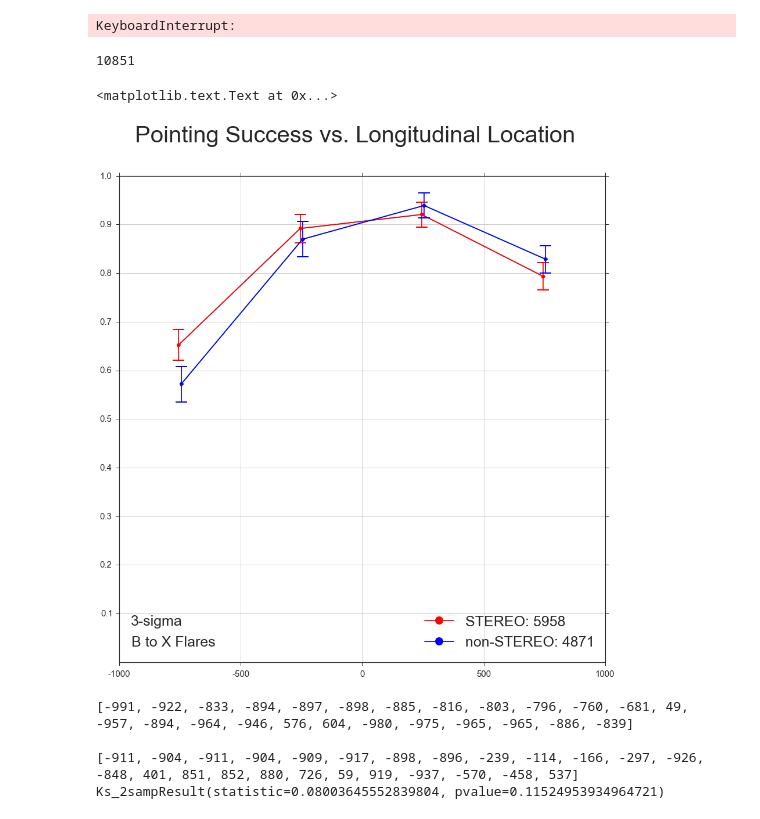
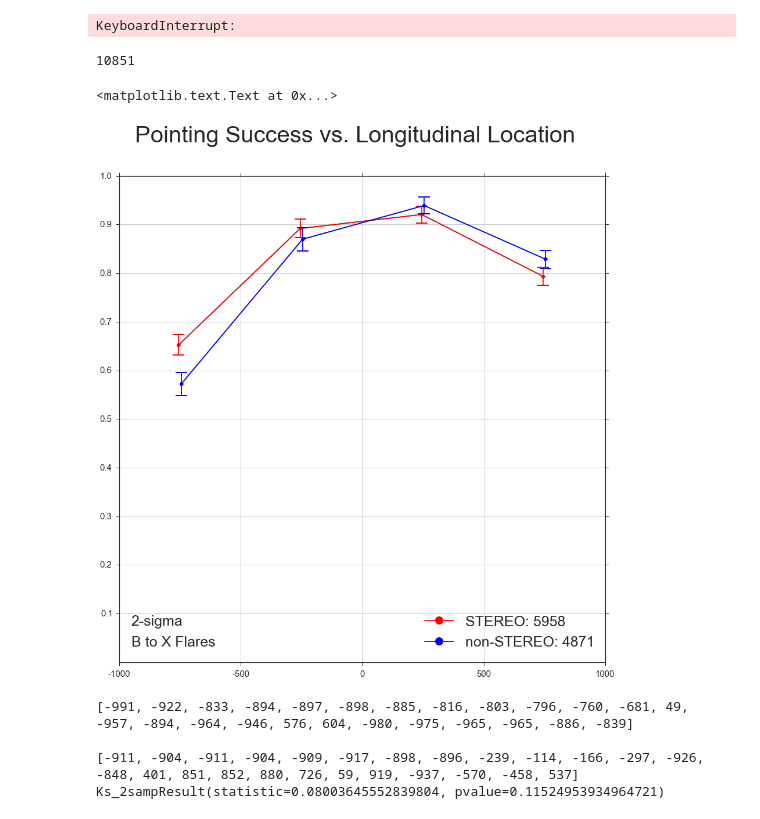
Before and after one commit to gwoelkicfa/xrt_metadata_project, a Jupyter notebook: xrt_flare_analysis.ipynb, the cells around one changed output. Drawn from its saved outputs; the diff is of its cells as text; code cells hidden in the pictures.

```diff
--- a/xrt_flare_analysis.ipynb
+++ b/xrt_flare_analysis.ipynb
@@ -1806,22 +1806,22 @@ def splitByPointings(data,pointings=None):
         #t_i argument has no effect because allFiles=True
         pointings = getPointingFileInfo(t_i,allFiles=True)
 
-    data.reset_index(drop=True,inplace=True)
+    # Much faster to append to list and then create DataFrame than to use DataFrame operations
+    dataFilteredList = []
+    inFOVList = []
+    outFOVList = []
 
     imaged = 0
+    for i,flare in data.iterrows():
+        if flare['obs_note'] in ['no:pointing','no:bakeout','no:fld_only','no:no_obs_planned','no:saa',
+                                 'no:xtw','no:ngt','yes:no_response','yes:with_response']:
+            dataFilteredList.append(list(flare))
 
-    dataFiltered = data.copy(deep=True)
+    dataFiltered = pd.DataFrame(dataFilteredList,columns=data.columns)
 
-    for i,flare in dataFiltered.iterrows():
-        if flare['obs_note'] not in ['no:pointing','no:bakeout','no:fld_only','no:no_obs_planned','no:saa',
-                                 'no:xtw','no:ngt','yes:no_response','yes:with_response']:
-            dataFiltered.drop(i,inplace=True)
-
-    inFOV = dataFiltered.copy(deep=True)
-    outFOV = dataFiltered.copy(deep=True)
 
     # Iterate through data, finding the appropriate pointing and evaluating whether the flare was in XRT's FOV
-    for i,flare in inFOV.iterrows():
+    for i,flare in dataFiltered.iterrows():
 
         j = len(pointings)/2
         j_min = 0
@@ -1847,9 +1847,12 @@ def splitByPointings(data,pointings=None):
 
         # Drop falsly classified flares -- several times faster than appending flares to empty dataframes
         if x and y:
-            outFOV.drop(i,inplace=True)
+            inFOVList.append(list(flare))
         else:
-            inFOV.drop(i,inplace=True)
+            outFOVList.append(list(flare))
+
+    inFOV = pd.DataFrame(inFOVList,columns=data.columns)
+    outFOV = pd.DataFrame(outFOVList,columns=data.columns)
 
     return (inFOV,outFOV,dataFiltered);
 # %%
@@ -1931,7 +1934,7 @@ t_f = datetime.datetime.utcnow()
 t_i = datetime.datetime(2009,1,1)
 
 flareType = ('B to X','B','Z')
-z = 3
+z = 2
 
 data = getXrtFlareCat(t_i,t_f)
 
@@ -1978,34 +1981,34 @@ for period in [(t_i,t_f,'STEREO',[-755,-255,245,745],'red'),(t_i2,t_f2,'non-STER
         error = z*(p*(1-p)/total)**0.5
 
         regionDict[region[2]] = (p,error)
         flares += total
 
     x = period[3]
     y = [e[0] for e in [regionDict[key] for key in ['E','CE','CW','W']]]
     err = [e[1] for e in [regionDict[key] for key in ['E','CE','CW','W']]]
     color = period[4]
 
     ax.errorbar(x,y,yerr=err,capthick=2,capsize=10,ecolor=color)
     plot = ax.plot(x,y,'-o',color=color)
 
     leg.append(plot[0])
     labels.append(period[2] + ': ' + str(int(flares/2)))
 
 ax.legend(leg,labels,fontsize=25,markerscale=2,loc=4)
 ax.text(0.025,0.033,str(z) + '-sigma\n' + flareType[0] + ' Flares',size=25,
         transform=ax.transAxes,linespacing = 1.7)
 
 ax.axis([-1000,1000,0,1])
 ax.set_yticks([.1,.2,.3,.4,.5,.6,.7,.8,.9,1.0])
 ax.set_yticklabels([.1,.2,.3,.4,.5,.6,.7,.8,.9,1.0],size=15)
 ax.set_xticklabels([-1000,-500,0,500,1000],size=15)
 ax.grid()
 
 fig.suptitle('Pointing Success vs. Longitudinal Location', size = 40)
 # %% [output]
 10851
 <matplotlib.text.Text at 0x...>
-[figure, old version]
+[figure, new version]
 # %%
 t_f = datetime.datetime.utcnow()
 t_i = t_f - datetime.timedelta(days = 4000)
```
